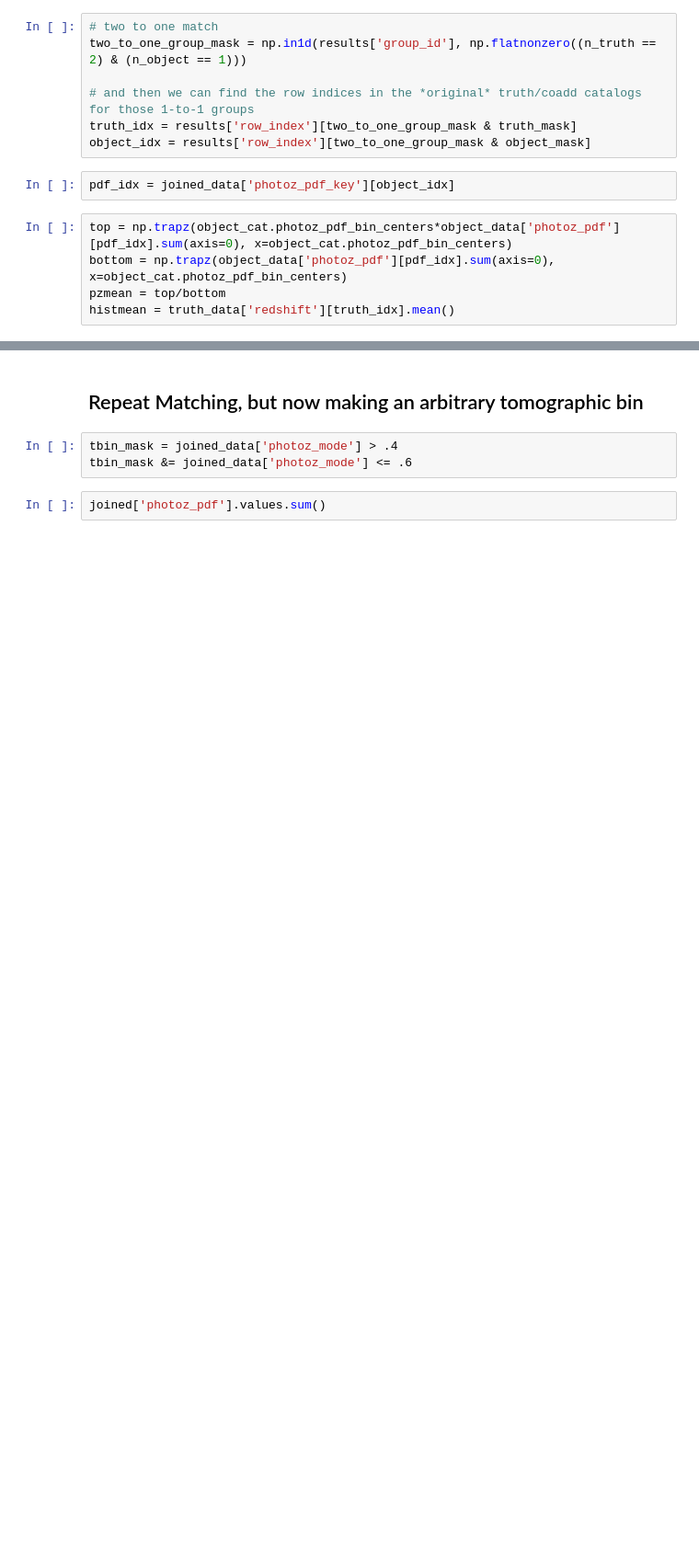
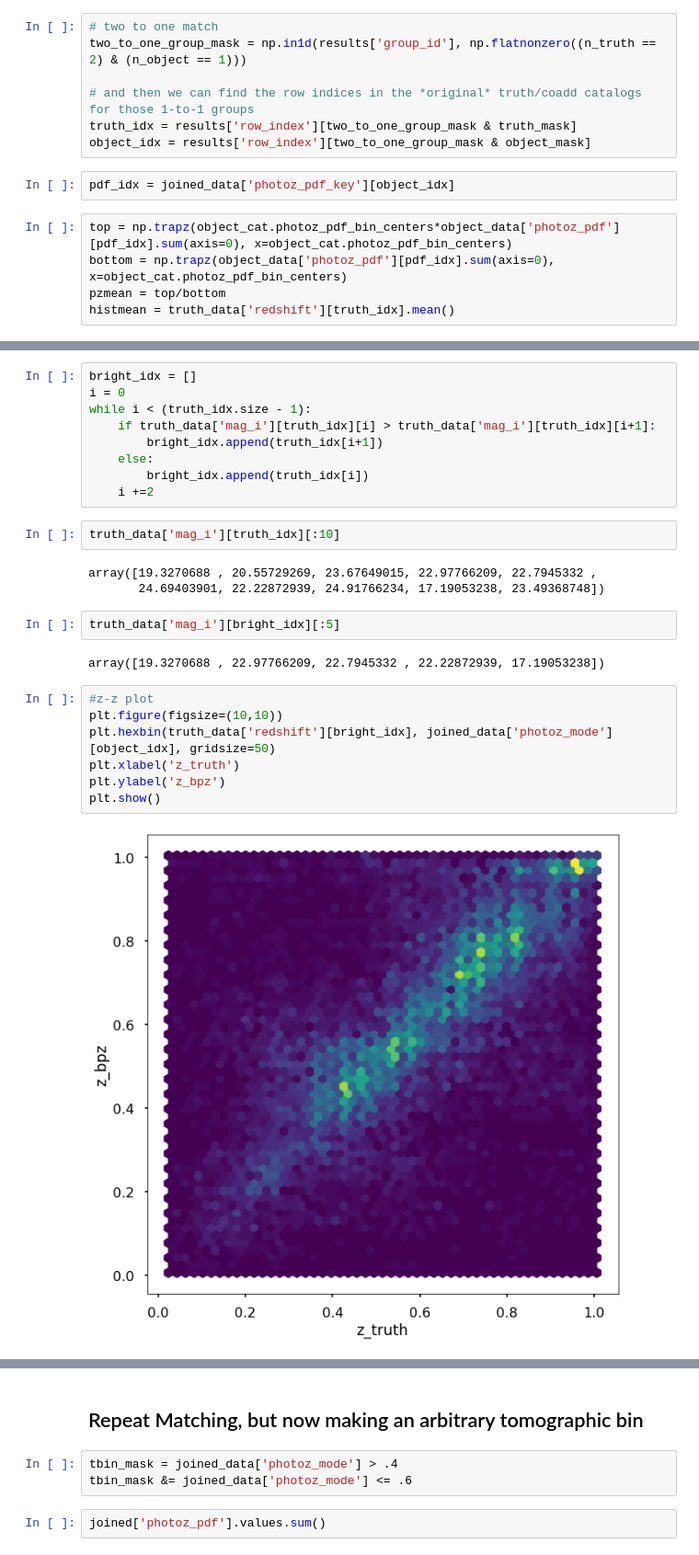
Before and after one commit to LSSTDESC/pz_blend, a Jupyter notebook: notebooks/matching_fof_bpz_wl_cuts.ipynb, the cells around one changed output, grey strips where cells are left out. Shown: that part at 92% size. Drawn from its saved outputs; the diff is of its cells as text; blank space fills up the shorter version.

```diff
--- a/notebooks/matching_fof_bpz_wl_cuts.ipynb
+++ b/notebooks/matching_fof_bpz_wl_cuts.ipynb
@@ -298,0 +299,27 @@ plt.savefig('../plots/stacked-vs-true-2-1.png')
+# %%
+bright_idx = []
+i = 0
+while i < (truth_idx.size - 1):
+    if truth_data['mag_i'][truth_idx][i] > truth_data['mag_i'][truth_idx][i+1]:
+        bright_idx.append(truth_idx[i+1])
+    else:
+        bright_idx.append(truth_idx[i])
+    i +=2
+# %%
+truth_data['mag_i'][truth_idx][:10]
+# %% [output]
+array([19.3270688 , 20.55729269, 23.67649015, 22.97766209, 22.7945332 ,
+       24.69403901, 22.22872939, 24.91766234, 17.19053238, 23.49368748])
+# %%
+truth_data['mag_i'][bright_idx][:5]
+# %% [output]
+array([19.3270688 , 22.97766209, 22.7945332 , 22.22872939, 17.19053238])
+# %%
+#z-z plot
+plt.figure(figsize=(10,10))
+plt.hexbin(truth_data['redshift'][bright_idx], joined_data['photoz_mode'][object_idx], gridsize=50)
+plt.xlabel('z_truth')
+plt.ylabel('z_bpz')
+plt.show()
+# %% [output]
+[figure, added]
```
Also changed, not shown: parts of 16 cells of this notebook, 3 other files.
